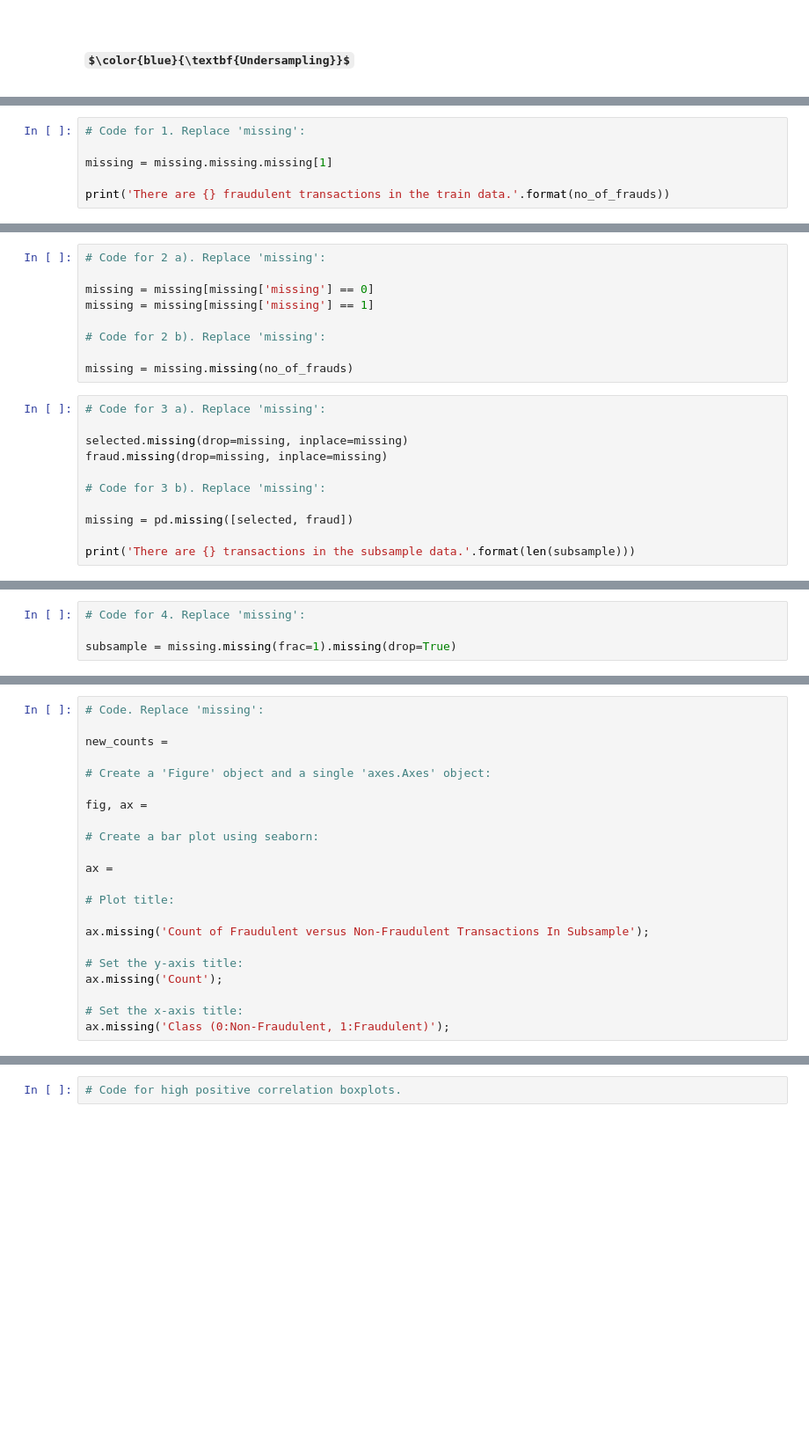
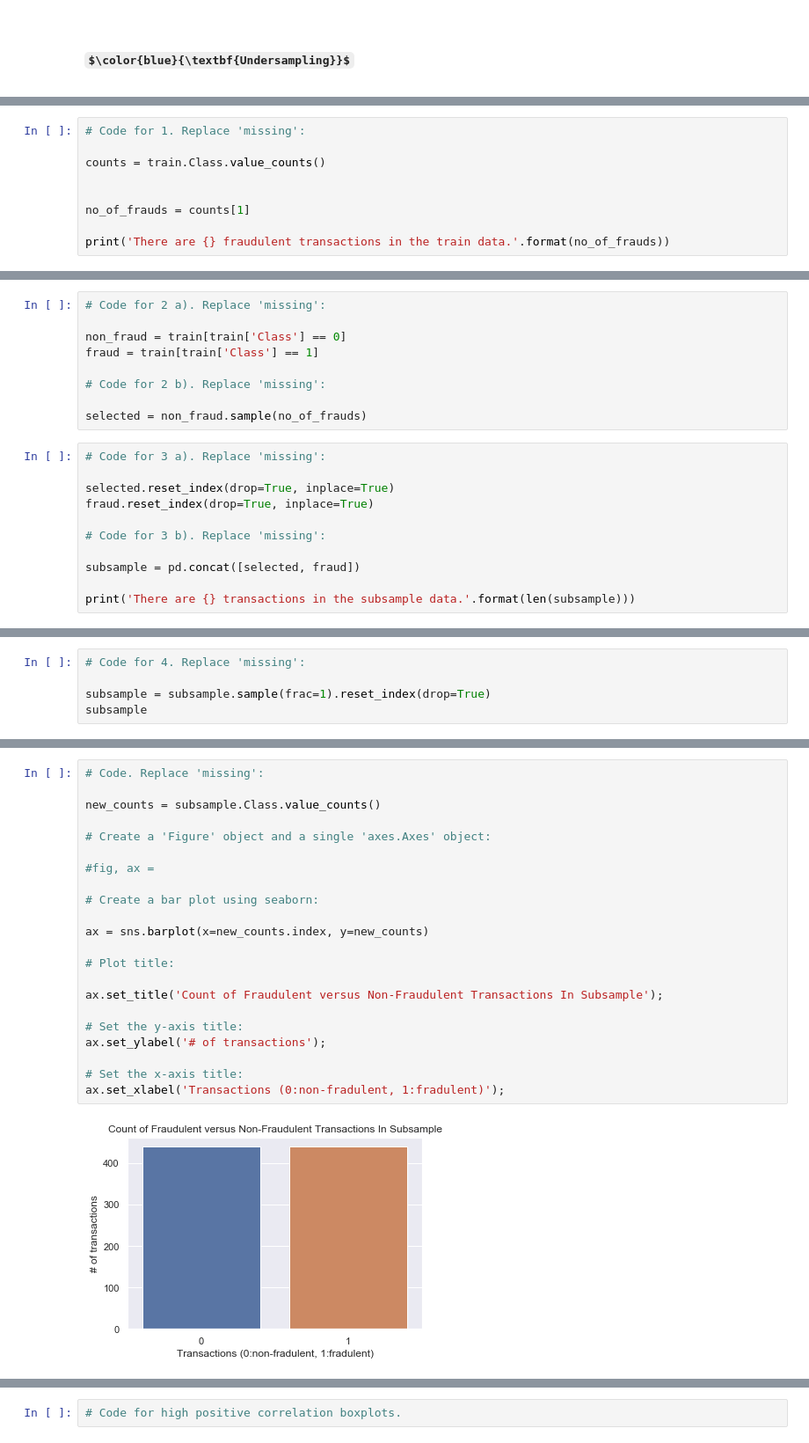
Before and after one commit to CharliedelaGarza/Semanai-2019-, a Jupyter notebook: Fighting Fraud (Beginners).ipynb, the cells around one changed output, grey strips where cells are left out. Shown at 88% size. Drawn from its saved outputs; the diff is of its cells as text; some formulas as TeX source; blank space fills up the shorter version.

```diff
--- a/Fighting Fraud (Beginners).ipynb
+++ b/Fighting Fraud (Beginners).ipynb
@@ -622,6 +693,9 @@ test.missing(drop=missing, inplace=missing)
 # %%
 # Code for 1. Replace 'missing':
 
-missing = missing.missing.missing[1]
+counts = train.Class.value_counts()
+
+
+no_of_frauds = counts[1]
 
 print('There are {} fraudulent transactions in the train data.'.format(no_of_frauds))
@@ -628,20 +704,20 @@ print('There are {} fraudulent transactions in the train data.'.format(no_of_fra
 # %%
 # Code for 2 a). Replace 'missing':
 
-missing = missing[missing['missing'] == 0]
-missing = missing[missing['missing'] == 1]
+non_fraud = train[train['Class'] == 0]
+fraud = train[train['Class'] == 1]
 
 # Code for 2 b). Replace 'missing':
 
-missing = missing.missing(no_of_frauds)
+selected = non_fraud.sample(no_of_frauds)
 # %%
 # Code for 3 a). Replace 'missing':
 
-selected.missing(drop=missing, inplace=missing)
-fraud.missing(drop=missing, inplace=missing)
+selected.reset_index(drop=True, inplace=True)
+fraud.reset_index(drop=True, inplace=True)
 
 # Code for 3 b). Replace 'missing':
 
-missing = pd.missing([selected, fraud])
+subsample = pd.concat([selected, fraud])
 
 print('There are {} transactions in the subsample data.'.format(len(subsample)))
@@ -648,4 +726,5 @@ print('There are {} transactions in the subsample data.'.format(len(subsample)))
 # %%
 # Code for 4. Replace 'missing':
 
-subsample = missing.missing(frac=1).missing(drop=True)
+subsample = subsample.sample(frac=1).reset_index(drop=True)
+subsample
@@ -657,25 +750,27 @@ subsample = missing.missing(frac=1).missing(drop=True)
 # %%
 # Code. Replace 'missing':
 
-new_counts =
+new_counts = subsample.Class.value_counts()
 
 # Create a 'Figure' object and a single 'axes.Axes' object:
 
-fig, ax =
+#fig, ax =
 
 # Create a bar plot using seaborn:
 
-ax =
+ax = sns.barplot(x=new_counts.index, y=new_counts)
 
 # Plot title:
 
-ax.missing('Count of Fraudulent versus Non-Fraudulent Transactions In Subsample');
+ax.set_title('Count of Fraudulent versus Non-Fraudulent Transactions In Subsample');
 
 # Set the y-axis title:
-ax.missing('Count');
+ax.set_ylabel('# of transactions');
 
 # Set the x-axis title:
-ax.missing('Class (0:Non-Fraudulent, 1:Fraudulent)');
+ax.set_xlabel('Transactions (0:non-fradulent, 1:fradulent)');
+# %% [output]
+[figure, added]
 # %% [markdown]
 <img src="Images/broke.jpg" width="100" align="Left"/>
 <h1>$\,\,\,\color{blue}{\textbf{Correlations between Class and the anonymised variables}}$</h1>
```
Also changed, not shown: parts of 18 cells of this notebook.
